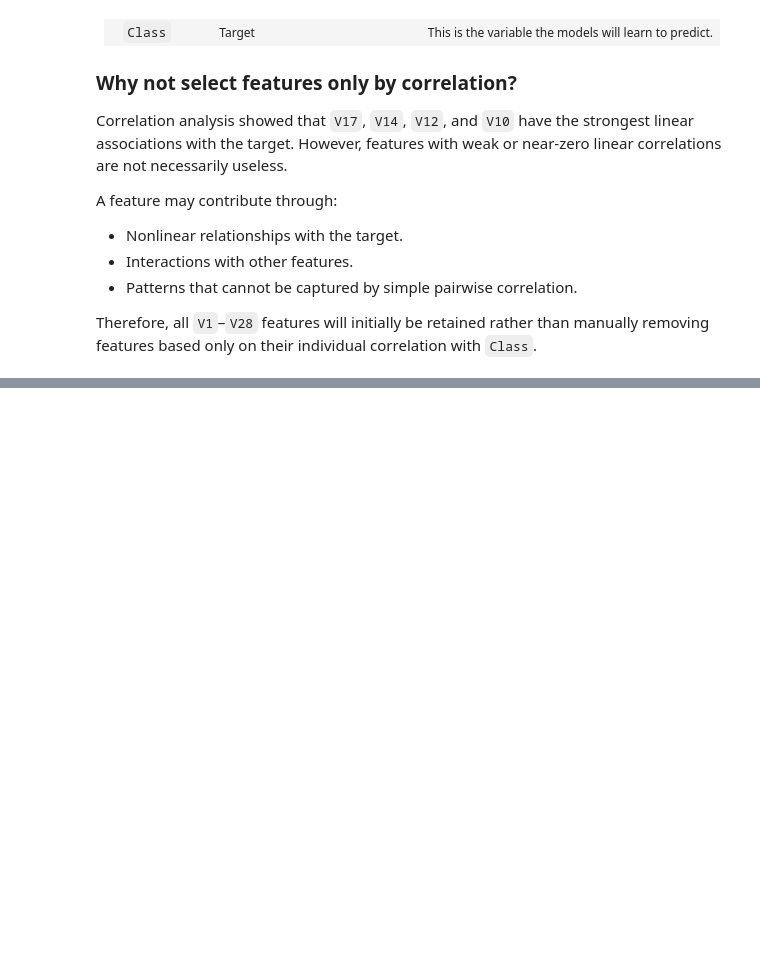
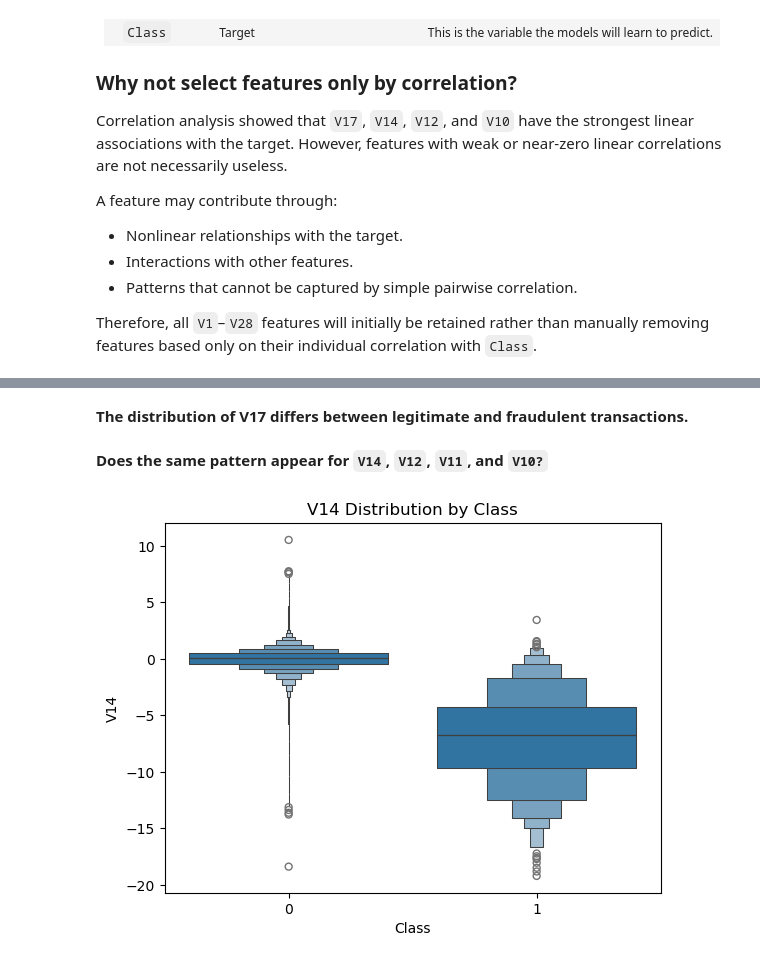
Before and after one commit to BasmalaHussein12/credit-card-fraud-detection, a Jupyter notebook: notebook/project.ipynb, the cells around one changed output, grey strips where cells are left out. Saved outputs shown, nothing was run; the diff lists cells and outputs as text; code cells hidden in the pictures; blank space fills up the shorter version.

```diff
--- a/notebook/project.ipynb
+++ b/notebook/project.ipynb
@@ -736,0 +900,19 @@ Therefore, all `V1`–`V28` features will initially be retained rather than manu
+# %% [markdown]
+**The distribution of V17 differs between legitimate and fraudulent transactions.**
+# %% [markdown]
+**Does the same pattern appear for `V14`, `V12`, `V11`, and `V10?`**
+# %%
+sns.boxenplot(data = df, x= "Class", y = "V14")
+
+plt.title("V14 Distribution by Class")
+plt.xlabel("Class")
+plt.ylabel("V14")
+
+plt.savefig(
+    "../images/V14_Distribution_By_Class.png",
+    dpi=300,
+    bbox_inches="tight"
+)
+plt.show()
+# %% [output]
+[figure, added]
```
Also changed, not shown: parts of 22 cells of this notebook, 5 other files.
